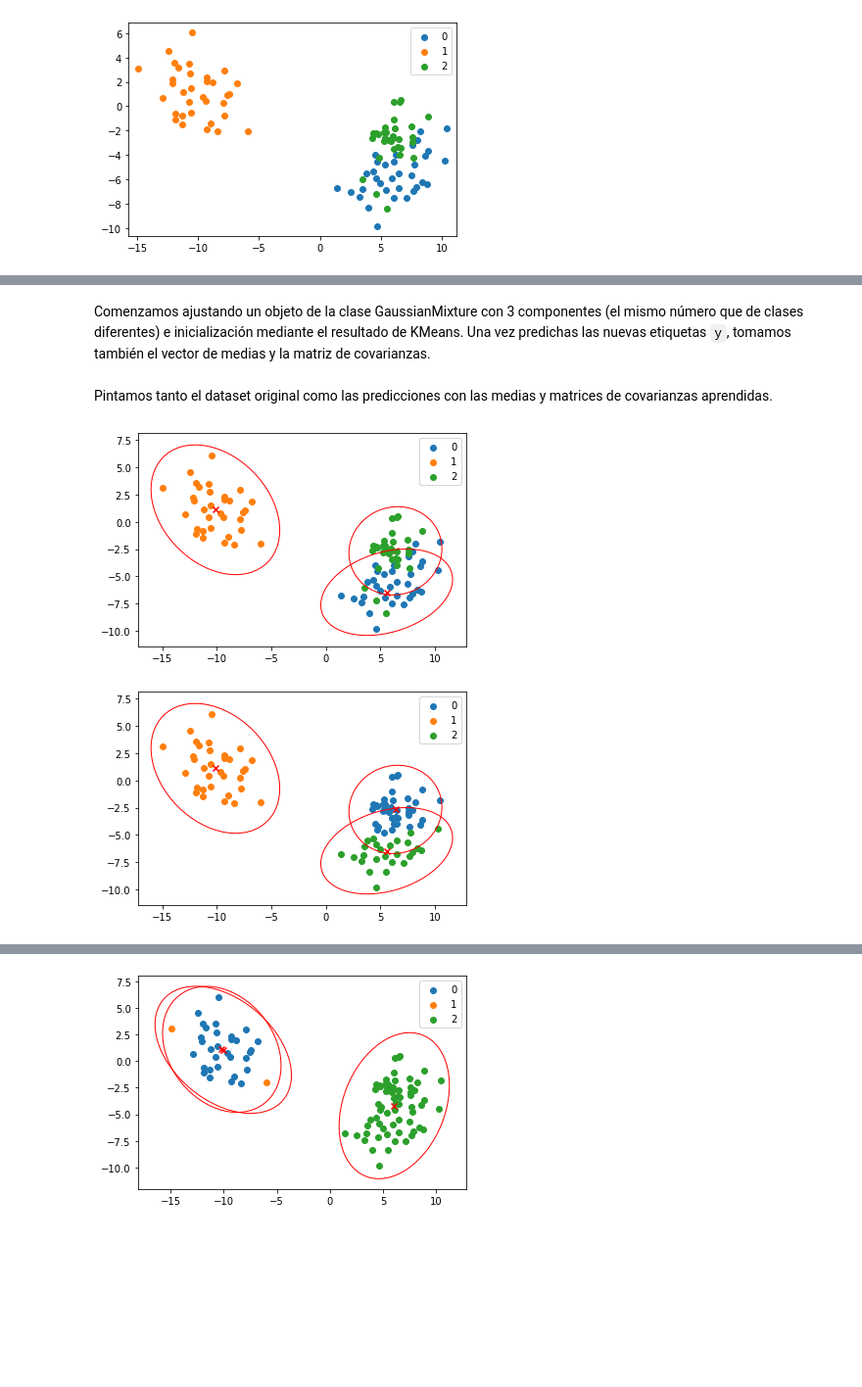
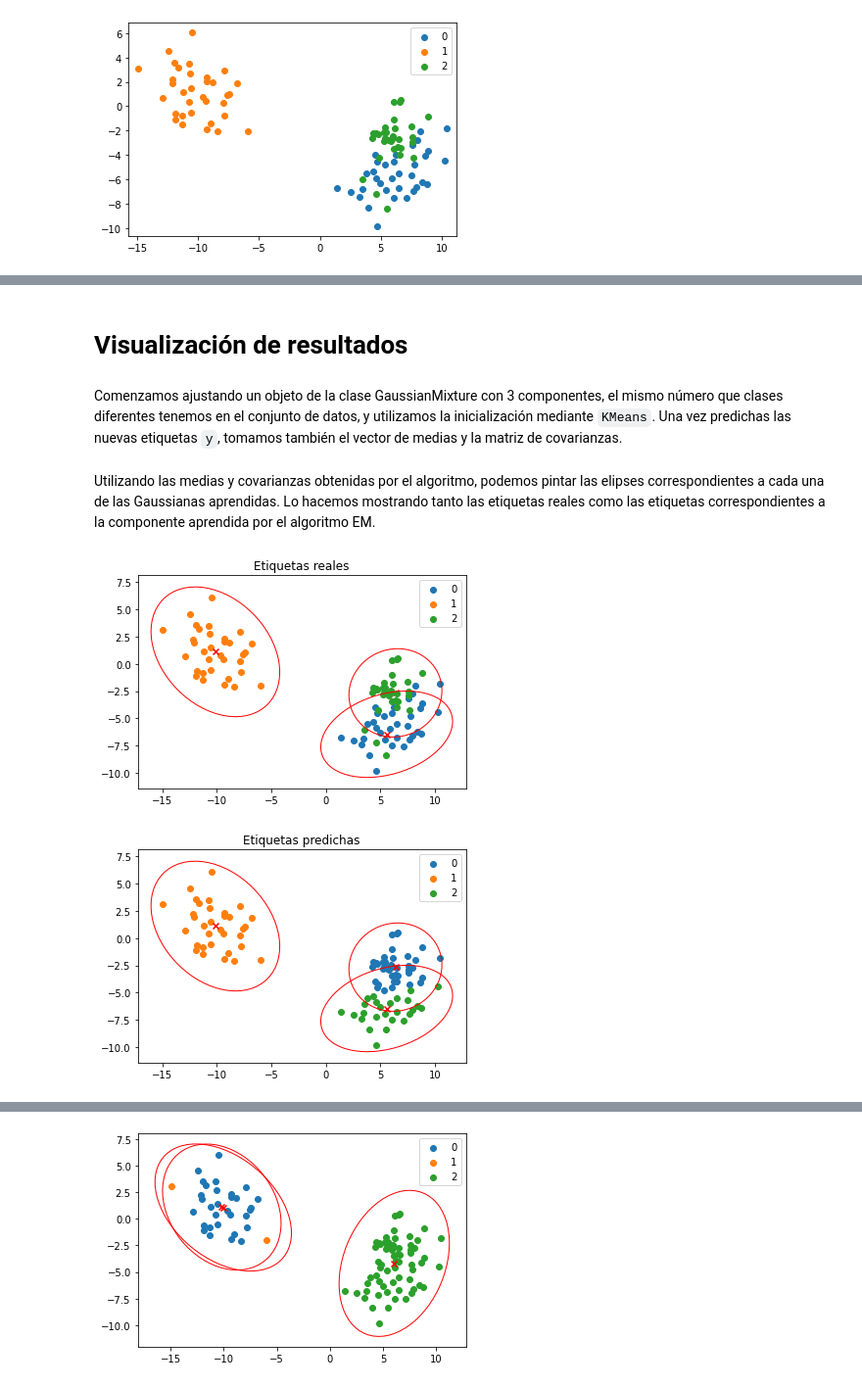
Before and after one commit to Ludvins/MCD_Bayesian_methods, a Jupyter notebook: Assignments/GMM/Practica2_GMM.ipynb, the cells around one changed output, grey strips where cells are left out. Shown: that part at 98% size. Drawn from its saved outputs; the diff is of its cells as text; code cells hidden in the pictures; blank space fills up the shorter version.

```diff
--- a/Assignments/GMM/Practica2_GMM.ipynb
+++ b/Assignments/GMM/Practica2_GMM.ipynb
@@ -121,7 +121,7 @@ def generate_dataset(rotate = True, K = 3, N = 100, seed = 123):
         X[y==y_k,:] = np.dot(X[y==y_k,:], transformation)
     return X, y
 
-def plot_dataset(X, y, means_ = None, covs_ = None):
+def plot_dataset(X, y, means_ = None, covs_ = None, title = None):
     fig = plt.figure()
     for i in np.unique(y):
         mask = y == i
@@ -133,6 +133,8 @@ def plot_dataset(X, y, means_ = None, covs_ = None):
             make_ellipse(cov, mu, fig.axes[0], facecolor='none', edgecolor='red')
     fig.axes[0].axis('equal')
     _ = plt.legend()
+    if title:
+        plt.title(title)
     plt.show()
 
 X, y = generate_dataset()
@@ -146,16 +144,18 @@ Se debe visualizar los resultados obtenidos. Al menos se debe mostrar las covari
+# %% [markdown]
+# Visualización de resultados
 # %% [markdown]
-Comenzamos ajustando un objeto de la clase GaussianMixture con 3 componentes (el mismo número que de clases diferentes) e inicialización mediante el resultado de KMeans. Una vez predichas las nuevas etiquetas ``y``, tomamos también el vector de medias y la matriz de covarianzas.
+Comenzamos ajustando un objeto de la clase GaussianMixture con 3 componentes, el mismo número que clases diferentes tenemos en el conjunto de datos, y utilizamos la inicialización mediante `KMeans`. Una vez predichas las nuevas etiquetas ``y``, tomamos también el vector de medias y la matriz de covarianzas.
 # %%
 gmm = GaussianMixture(n_components=3, init_params="kmeans", random_state= 123)
 pred = gmm.fit_predict(X)
 means_ = gmm.means_
 covs_ = gmm.covariances_
-# %% [markdown]
-Pintamos tanto el dataset original como las predicciones con las medias y matrices de covarianzas aprendidas.
+# %% [markdown]
+Utilizando las medias y covarianzas obtenidas por el algoritmo, podemos pintar las elipses correspondientes a cada una de las Gaussianas aprendidas. Lo hacemos mostrando tanto las etiquetas reales como las etiquetas correspondientes a la componente aprendida por el algoritmo EM.
 # %%
-plot_dataset(X, y, means_, covs_)
-plot_dataset(X, pred, means_, covs_)
+plot_dataset(X, y, means_, covs_, "Etiquetas reales")
+plot_dataset(X, pred, means_, covs_, "Etiquetas predichas")
 # %% [output]
-[figure, old version]
+[figure, new version]
-[figure, old version]
+[figure, new version]
 # %% [markdown]
```
Also changed, not shown: parts of 14 cells of this notebook, 1 other file.
